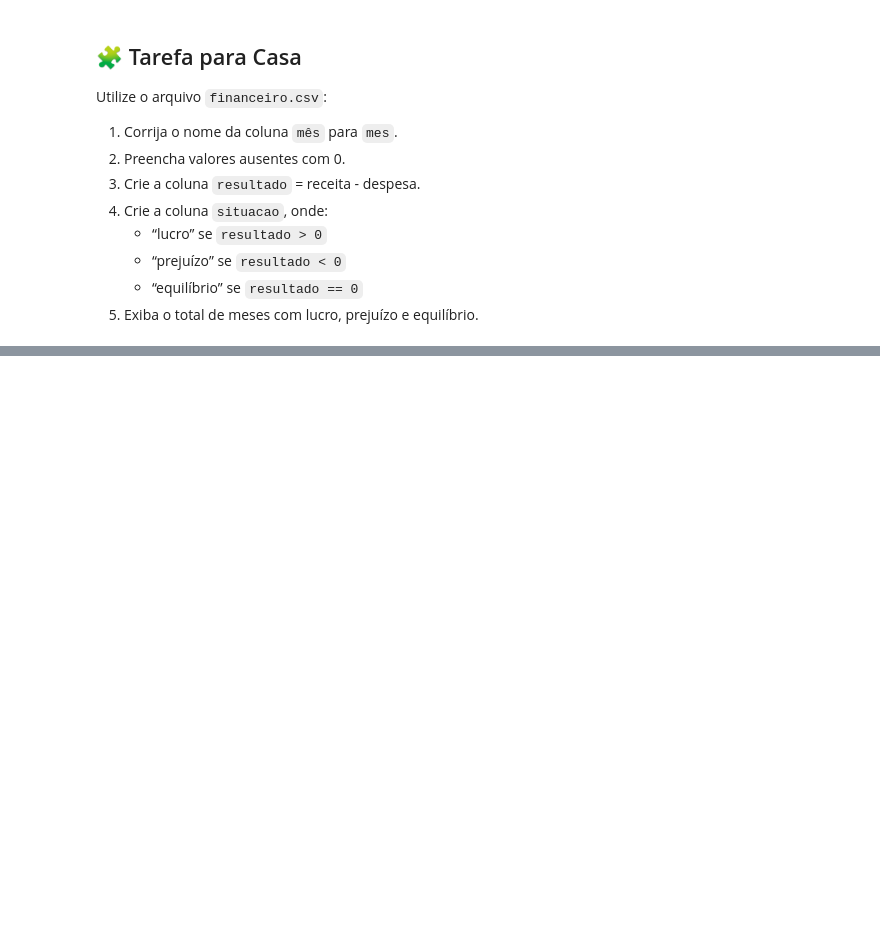
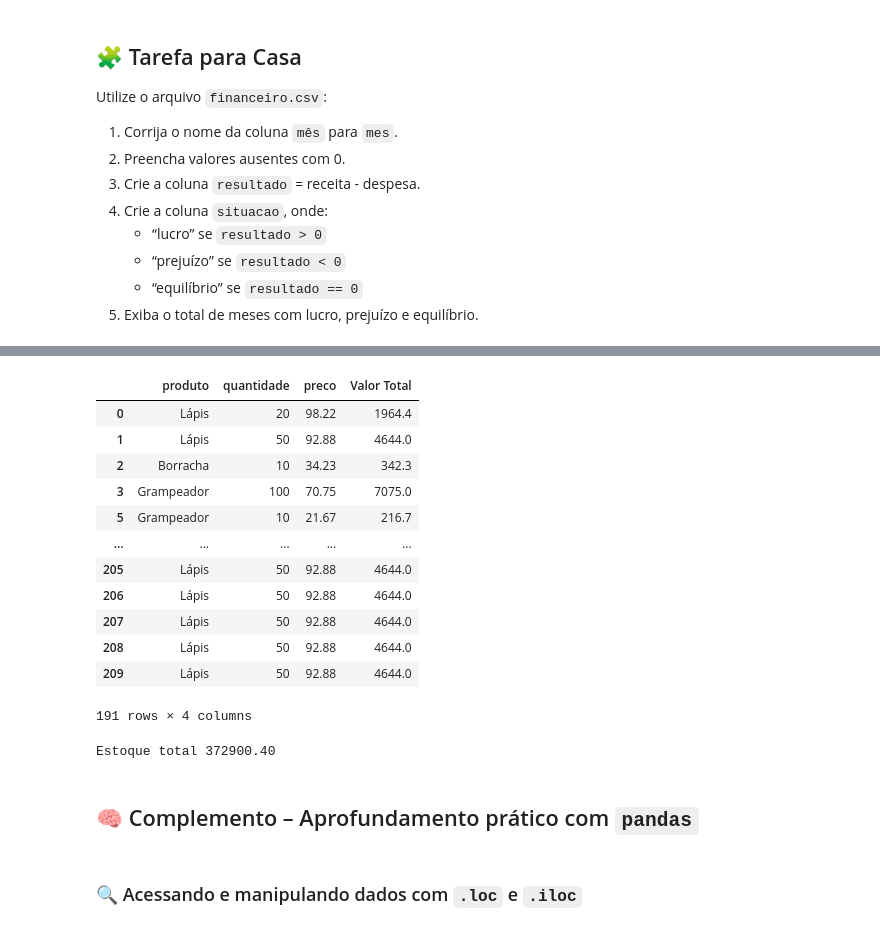
Before and after one commit to Alotrpyco/python-estatistica-e-negocios, a Jupyter notebook: 4.Leitura e Escrita de Arquivos/Aula_6_Atualizada_Python_Limpeza_Organizacao_Pandas_(1).ipynb, the cells around one changed output, grey strips where cells are left out. Saved outputs shown, nothing was run; the diff lists cells and outputs as text; code cells hidden in the pictures; blank space fills up the shorter version.

```diff
--- a/4.Leitura e Escrita de Arquivos/Aula_6_Python_Limpeza_Organizacao_Pandas.ipynb
+++ b/4.Leitura e Escrita de Arquivos/Aula_6_Atualizada_Python_Limpeza_Organizacao_Pandas_(1).ipynb
@@ -433,0 +478,26 @@ Utilize o arquivo `financeiro.csv`:
+# %%
+novadf=df[df["quantidade"]!=0] # != diferente
+# %%
+display(novadf)
+# %% [output]
+|  | produto | quantidade | preco | Valor Total |
+| 0 | Lápis | 20 | 98.22 | 1964.4 |
+| 1 | Lápis | 50 | 92.88 | 4644.0 |
+| 2 | Borracha | 10 | 34.23 | 342.3 |
+| 3 | Grampeador | 100 | 70.75 | 7075.0 |
+| 5 | Grampeador | 10 | 21.67 | 216.7 |
+| ... | ... | ... | ... | ... |
+| 205 | Lápis | 50 | 92.88 | 4644.0 |
+| 206 | Lápis | 50 | 92.88 | 4644.0 |
+| 207 | Lápis | 50 | 92.88 | 4644.0 |
+| 208 | Lápis | 50 | 92.88 | 4644.0 |
+| 209 | Lápis | 50 | 92.88 | 4644.0 |
+191 rows × 4 columns
+# %%
+print("Estoque total {:.2f}" .format(novadf["Valor Total"].sum()))   #soma todas as células da coluna
+# %% [output]
+Estoque total 372900.40
+# %% [markdown]
+## 🧠 Complemento – Aprofundamento prático com `pandas`
+# %% [markdown]
+### 🔍 Acessando e manipulando dados com `.loc` e `.iloc`
```
Also changed, not shown: parts of 23 cells of this notebook, 1 other file.
